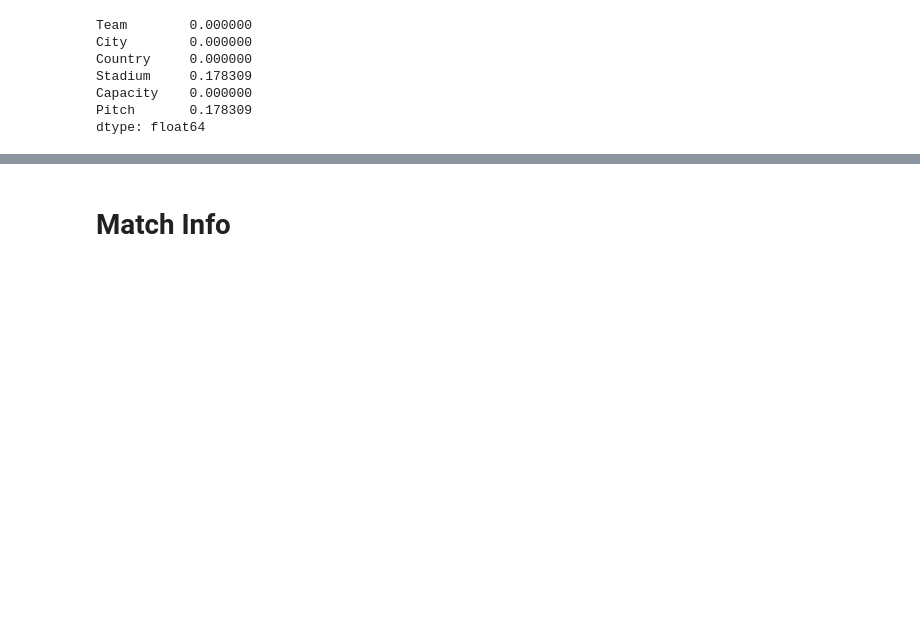
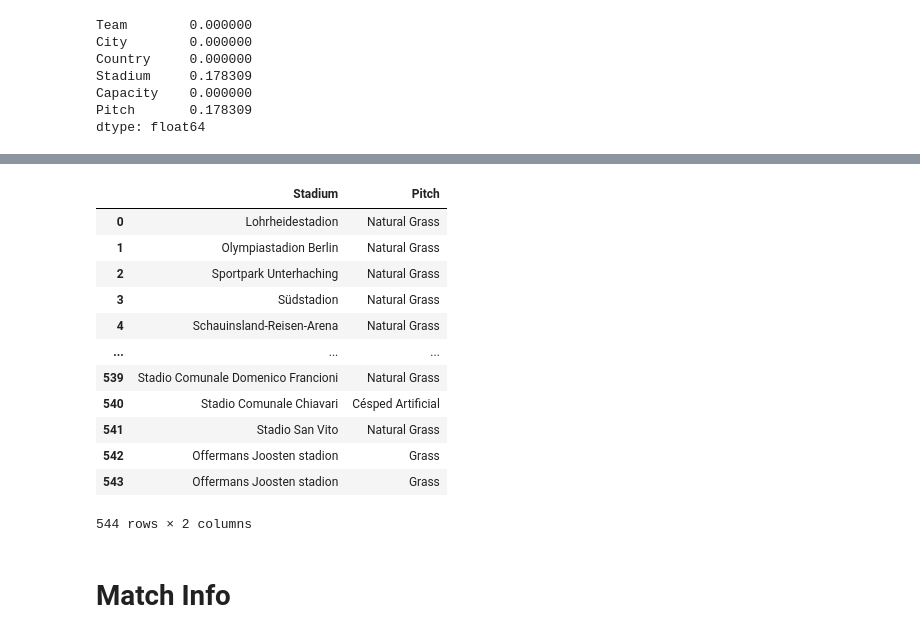
Before and after one commit to PascalLiPooKim/Football-prediction-model-project, a Jupyter notebook: footballPredictionModel.ipynb, the cells around one changed output, grey strips where cells are left out. Saved outputs shown, nothing was run; the diff lists cells and outputs as text; code cells hidden in the pictures; blank space fills up the shorter version.

```diff
--- a/footballPredictionModel.ipynb
+++ b/footballPredictionModel.ipynb
@@ -74,3 +154,20 @@ Name: Stadium, Length: 442, dtype: int64
+# %%
+knn_team_info_df.replace(category_dict_decode, inplace=True)
+knn_team_info_df
+# %% [output]
+|  | Stadium | Pitch |
+| 0 | Lohrheidestadion | Natural Grass |
+| 1 | Olympiastadion Berlin | Natural Grass |
+| 2 | Sportpark Unterhaching | Natural Grass |
+| 3 | Südstadion | Natural Grass |
+| 4 | Schauinsland-Reisen-Arena | Natural Grass |
+| ... | ... | ... |
+| 539 | Stadio Comunale Domenico Francioni | Natural Grass |
+| 540 | Stadio Comunale Chiavari | Césped Artificial |
+| 541 | Stadio San Vito | Natural Grass |
+| 542 | Offermans Joosten stadion | Grass |
+| 543 | Offermans Joosten stadion | Grass |
+544 rows × 2 columns
 # %% [markdown]
 # Match Info
 # %%
```
Also changed, not shown: parts of 6 cells of this notebook.
